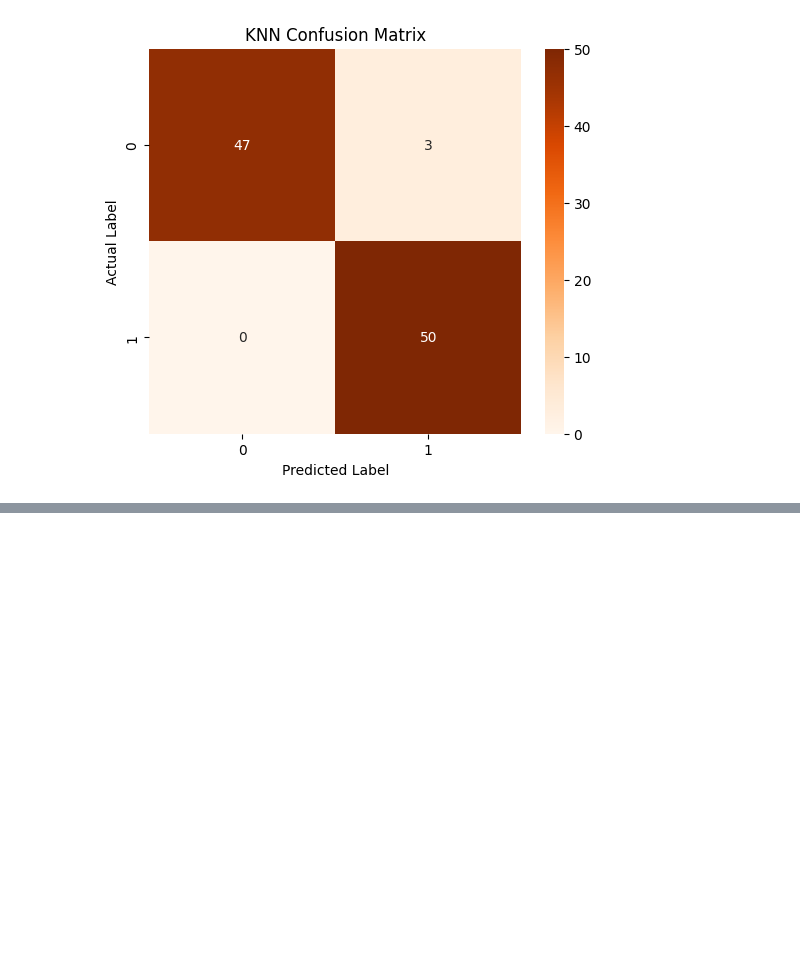
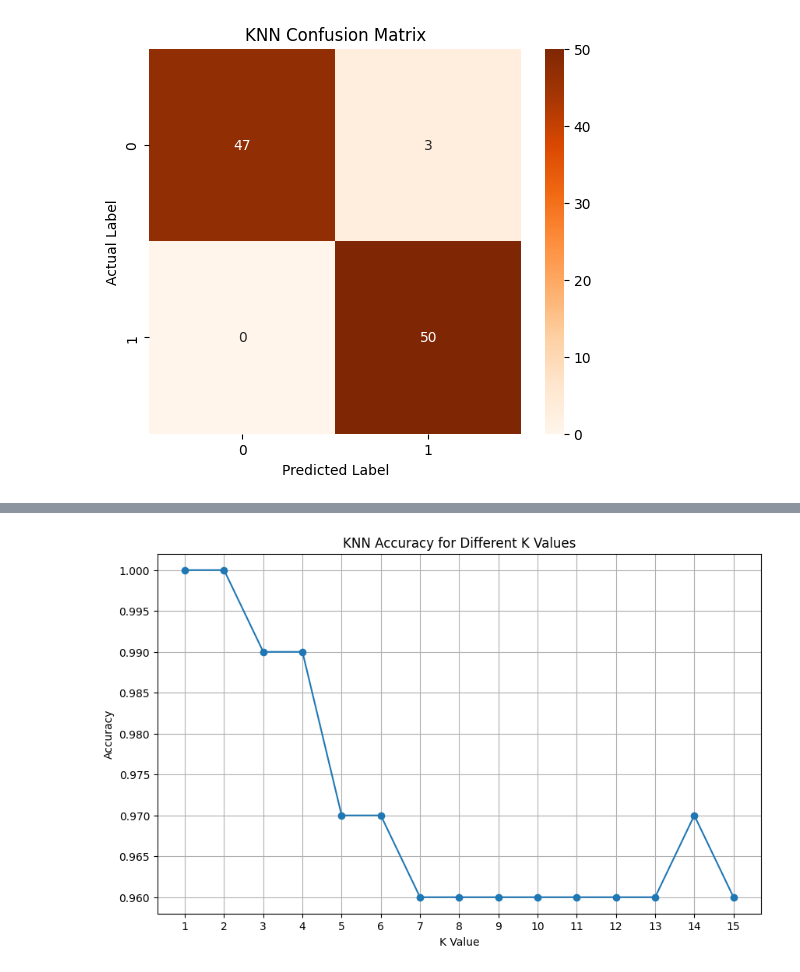
Before and after one commit to premprakash123/healthcare-chronic-disease-analysis, a Jupyter notebook: notebooks/04_model_building.ipynb, the cells around one changed output, grey strips where cells are left out. Cells and saved outputs as stored; diff of their text form; code cells hidden in the pictures; blank space fills up the shorter version.

```diff
--- a/notebooks/04_model_building.ipynb
+++ b/notebooks/04_model_building.ipynb
@@ -1004,0 +1063,29 @@ plt.show()
+# %%
+# ==========================================
+# Visualize K Value Performance
+# ==========================================
+
+plt.figure(figsize=(10,6))
+
+plt.plot(
+
+    k_values,
+
+    accuracy_scores,
+
+    marker='o'
+)
+
+plt.title("KNN Accuracy for Different K Values")
+
+plt.xlabel("K Value")
+
+plt.ylabel("Accuracy")
+
+plt.xticks(k_values)
+
+plt.grid(True)
+
+plt.show()
+# %% [output]
+[figure, added]
```
Also changed, not shown: parts of 4 cells of this notebook.
